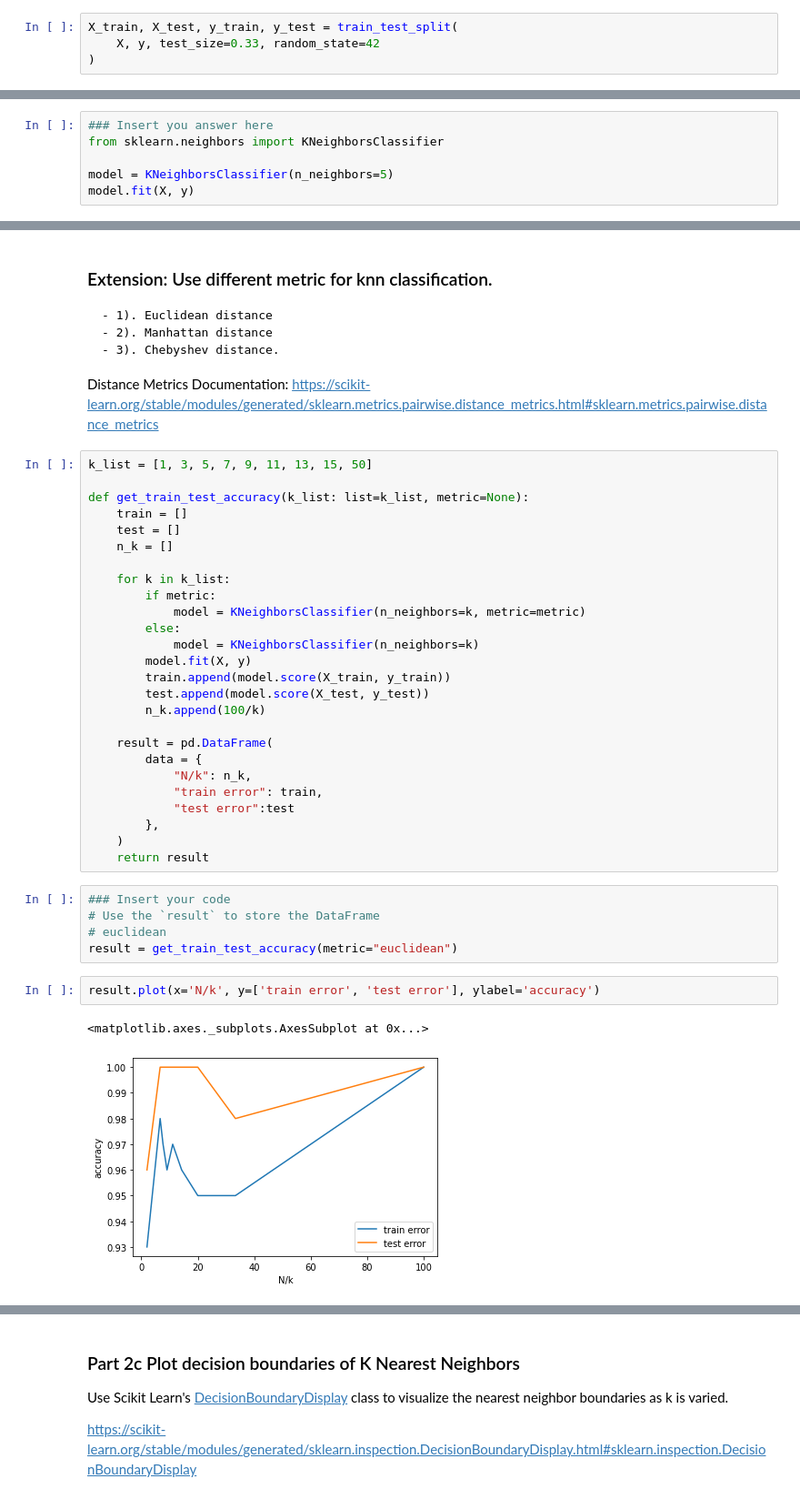
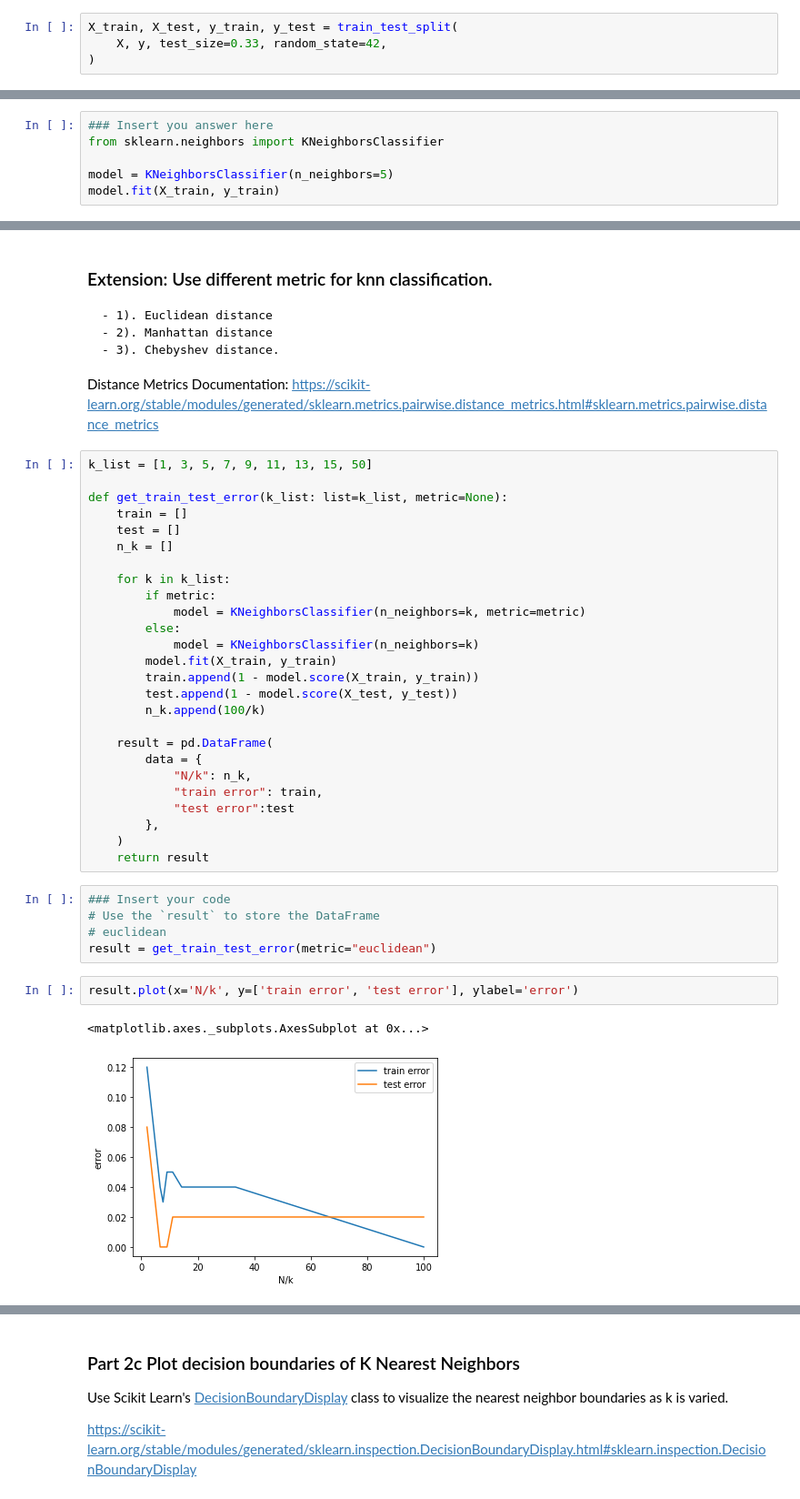
Before and after one commit to KayvanShah1/usc-dsci552-mlds-sp23, a Jupyter notebook: assignment-2/Kayvan_Shah_Assignment 2_solution.ipynb, the cells around one changed output, grey strips where cells are left out. Shown at 91% size. Saved outputs shown, nothing was run; the diff lists cells and outputs as text.

```diff
--- a/assignment-2/Kayvan_Shah_Assignment 2_solution.ipynb
+++ b/assignment-2/Kayvan_Shah_Assignment 2_solution.ipynb
@@ -220,7 +216,7 @@ PCA with `n_components=2` does a better job separating the `3` classes with mini
 Split the dataset into train set and test set. Use 67 percent of the dataset for training, and use 33 percent for testing.
 # %%
 X_train, X_test, y_train, y_test = train_test_split(
-    X, y, test_size=0.33, random_state=42
+    X, y, test_size=0.33, random_state=42,
 )
 # %%
 print("Number of instances in the train set:", X_train.shape[0])
@@ -235,7 +231,7 @@ Number of instances in the test set: 50
 from sklearn.neighbors import KNeighborsClassifier
 
 model = KNeighborsClassifier(n_neighbors=5)
-model.fit(X, y)
+model.fit(X_train, y_train)
 # %% [output]
 KNeighborsClassifier()
 # %%
@@ -260,7 +256,7 @@ Distance Metrics Documentation: https://scikit-learn.org/stable/modules/generate
 # %%
 k_list = [1, 3, 5, 7, 9, 11, 13, 15, 50]
 
-def get_train_test_accuracy(k_list: list=k_list, metric=None):
+def get_train_test_error(k_list: list=k_list, metric=None):
     train = []
     test = []
     n_k = []
@@ -270,9 +266,9 @@ def get_train_test_accuracy(k_list: list=k_list, metric=None):
             model = KNeighborsClassifier(n_neighbors=k, metric=metric)
         else:
             model = KNeighborsClassifier(n_neighbors=k)
-        model.fit(X, y)
-        train.append(model.score(X_train, y_train))
-        test.append(model.score(X_test, y_test))
+        model.fit(X_train, y_train)
+        train.append(1 - model.score(X_train, y_train))
+        test.append(1 - model.score(X_test, y_test))
         n_k.append(100/k)
 
     result = pd.DataFrame(
@@ -287,12 +283,12 @@ def get_train_test_accuracy(k_list: list=k_list, metric=None):
 ### Insert your code
 # Use the `result` to store the DataFrame
 # euclidean
-result = get_train_test_accuracy(metric="euclidean")
+result = get_train_test_error(metric="euclidean")
 # %%
-result.plot(x='N/k', y=['train error', 'test error'], ylabel='accuracy')
+result.plot(x='N/k', y=['train error', 'test error'], ylabel='error')
 # %% [output]
 <matplotlib.axes._subplots.AxesSubplot at 0x...>
-[figure, old version]
+[figure, new version]
 # %%
 ### Insert your code
 # Use the `result` to store the DataFrame
```
Also changed, not shown: parts of 8 cells of this notebook.
